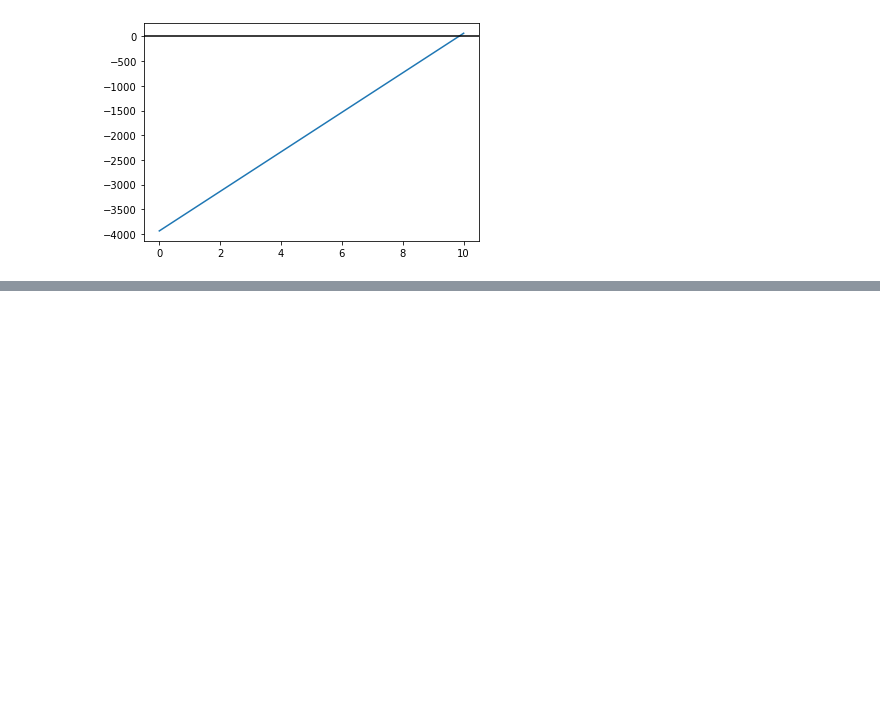
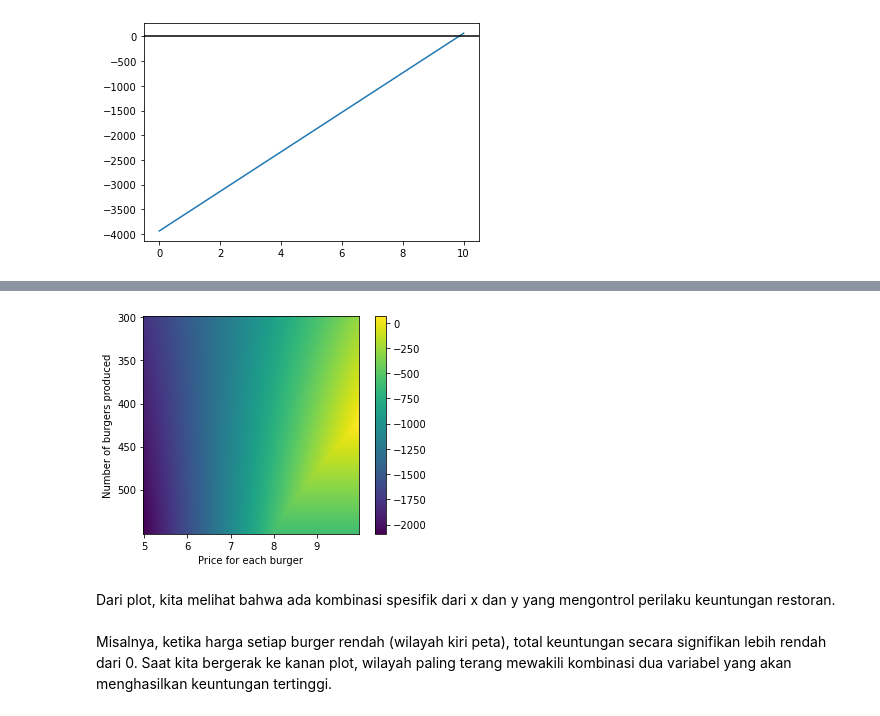
Before and after one commit to samyon7/Statistics-Python, a Jupyter notebook: Work_4/work_4-1.ipynb, the cells around one changed output, grey strips where cells are left out. Drawn from its saved outputs; the diff is of its cells as text; code cells hidden in the pictures; blank space fills up the shorter version.

```diff
--- a/Work_4/work_4-1.ipynb
+++ b/Work_4/work_4-1.ipynb
@@ -164,0 +291,7 @@ plt.show()
+# %%
+xs = [i for i in range(300, 501, 2)]
+ys = np.linspace(5, 10, 100)
+profits = [[get_profit(x, y) for y in ys] for x in xs]
+profits
+
+# Profits is two dimensional list that is rather large in size, but the fist few elements in that list should look like following
@@ -164,0 +316,17 @@ plt.show()
+# %%
+# Heatmap dari aktivitas ini dapat digenerate menggunakan source code Berikut
+
+plt.imshow(profits)
+plt.colorbar()
+plt.xticks([0, 20, 40, 60, 80],\
+           [5, 6, 7, 8, 9, 10])
+plt.xlabel('Price for each burger')
+plt.yticks([0, 20, 40, 60, 80],\
+           [300, 350, 400, 450, 500])
+plt.ylabel('Number of burgers produced')
+plt.show()
+# %% [output]
+[figure, added]
+# %% [markdown]
+Dari plot, kita melihat bahwa ada kombinasi spesifik dari x dan y yang mengontrol perilaku keuntungan restoran. <br><br>
+Misalnya, ketika harga setiap burger rendah (wilayah kiri peta), total keuntungan secara signifikan lebih rendah dari 0. Saat kita bergerak ke kanan plot, wilayah paling terang mewakili kombinasi dua variabel yang akan menghasilkan keuntungan tertinggi.
```
Also changed, not shown: parts of 25 cells of this notebook.
